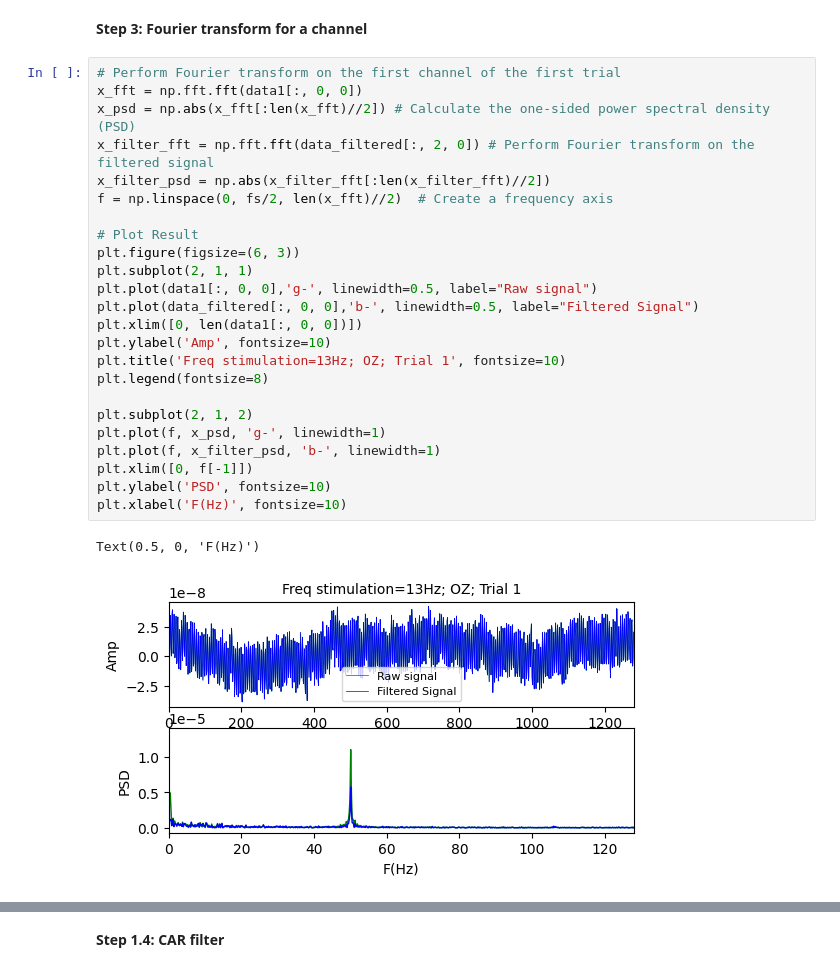
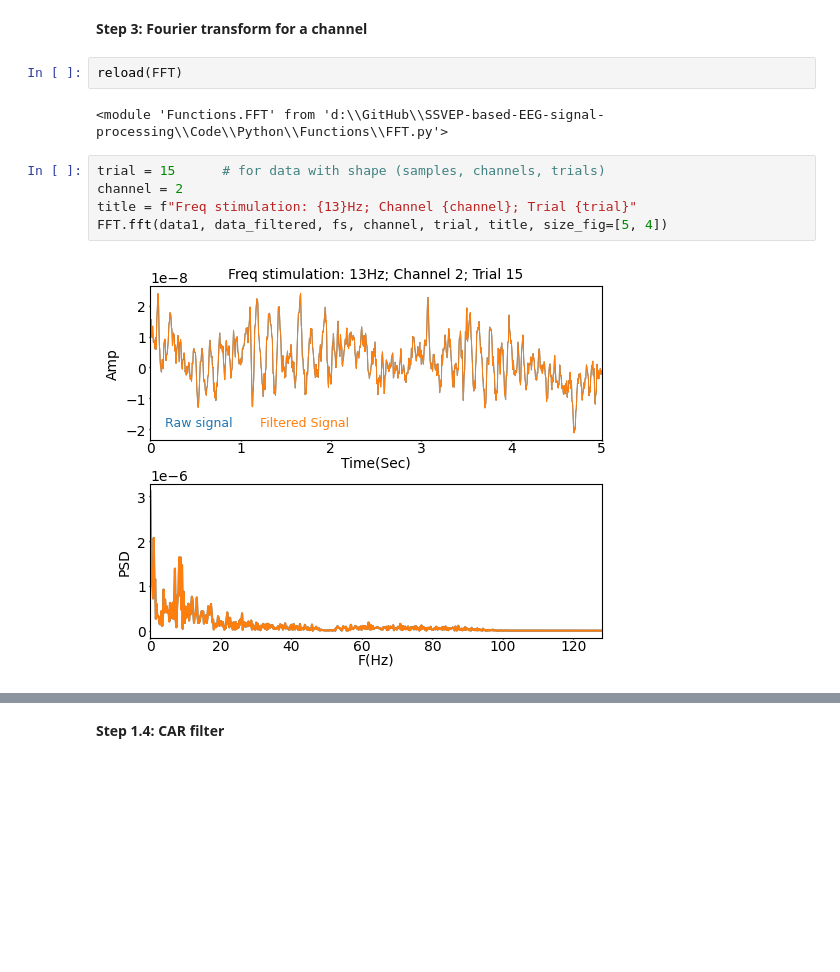
Before and after one commit to RezaSaadatyar/SSVEP-based-EEG-signal-processing, a Jupyter notebook: Code/Python/SSVEP.ipynb, the cells around one changed output, grey strips where cells are left out. Drawn from its saved outputs; the diff is of its cells as text; blank space fills up the shorter version.

Commit message:
ssvep

```diff
--- a/Code/Python/SSVEP.ipynb
+++ b/Code/Python/SSVEP.ipynb
@@ -222,29 +179,13 @@ Plot_data.plot_data(data_filtered[:, :, 0], fs, channels_name, first_point=0, la
 # %% [markdown]
 **Step 3: Fourier transform for a channel**
-# %%
-# Perform Fourier transform on the first channel of the first trial
-x_fft = np.fft.fft(data1[:, 0, 0])
-x_psd = np.abs(x_fft[:len(x_fft)//2]) # Calculate the one-sided power spectral density (PSD)
-x_filter_fft = np.fft.fft(data_filtered[:, 2, 0]) # Perform Fourier transform on the filtered signal
-x_filter_psd = np.abs(x_filter_fft[:len(x_filter_fft)//2])
-f = np.linspace(0, fs/2, len(x_fft)//2)  # Create a frequency axis
-
-# Plot Result
-plt.figure(figsize=(6, 3))
-plt.subplot(2, 1, 1)
-plt.plot(data1[:, 0, 0],'g-', linewidth=0.5, label="Raw signal")
-plt.plot(data_filtered[:, 0, 0],'b-', linewidth=0.5, label="Filtered Signal")
-plt.xlim([0, len(data1[:, 0, 0])])
-plt.ylabel('Amp', fontsize=10)
-plt.title('Freq stimulation=13Hz; OZ; Trial 1', fontsize=10)
-plt.legend(fontsize=8)
-
-plt.subplot(2, 1, 2)
-plt.plot(f, x_psd, 'g-', linewidth=1)
-plt.plot(f, x_filter_psd, 'b-', linewidth=1)
-plt.xlim([0, f[-1]])
-plt.ylabel('PSD', fontsize=10)
-plt.xlabel('F(Hz)', fontsize=10)
-# %% [output]
-Text(0.5, 0, 'F(Hz)')
-[figure, removed]
+# %%
+reload(FFT)
+# %% [output]
+<module 'Functions.FFT' from 'd:\\GitHub\\SSVEP-based-EEG-signal-processing\\Code\\Python\\Functions\\FFT.py'>
+# %%
+trial = 15      # for data with shape (samples, channels, trials)
+channel = 2
+title = f"Freq stimulation: {13}Hz; Channel {channel}; Trial {trial}"
+FFT.fft(data1, data_filtered, fs, channel, trial, title, size_fig=[5, 4])
+# %% [output]
+[figure, added]
```
Also changed, not shown: parts of 7 cells of this notebook.
